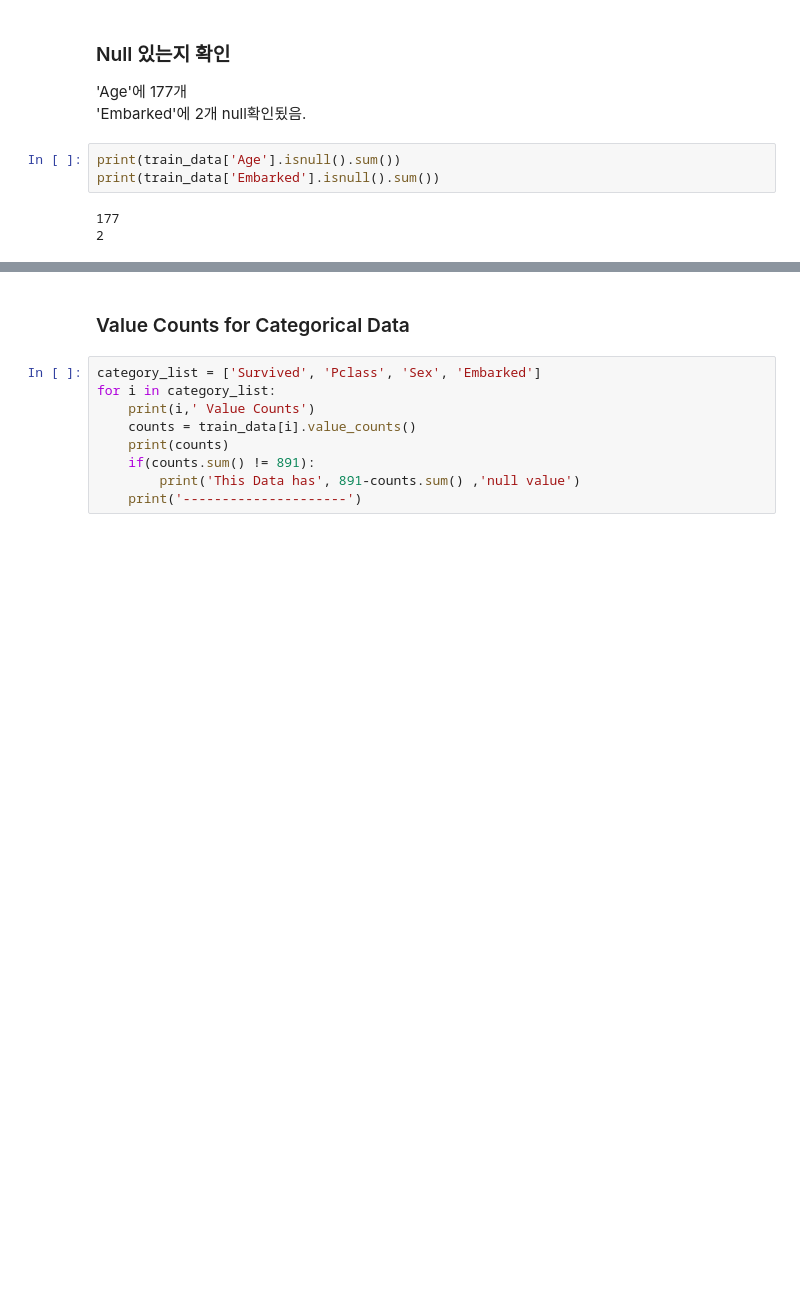
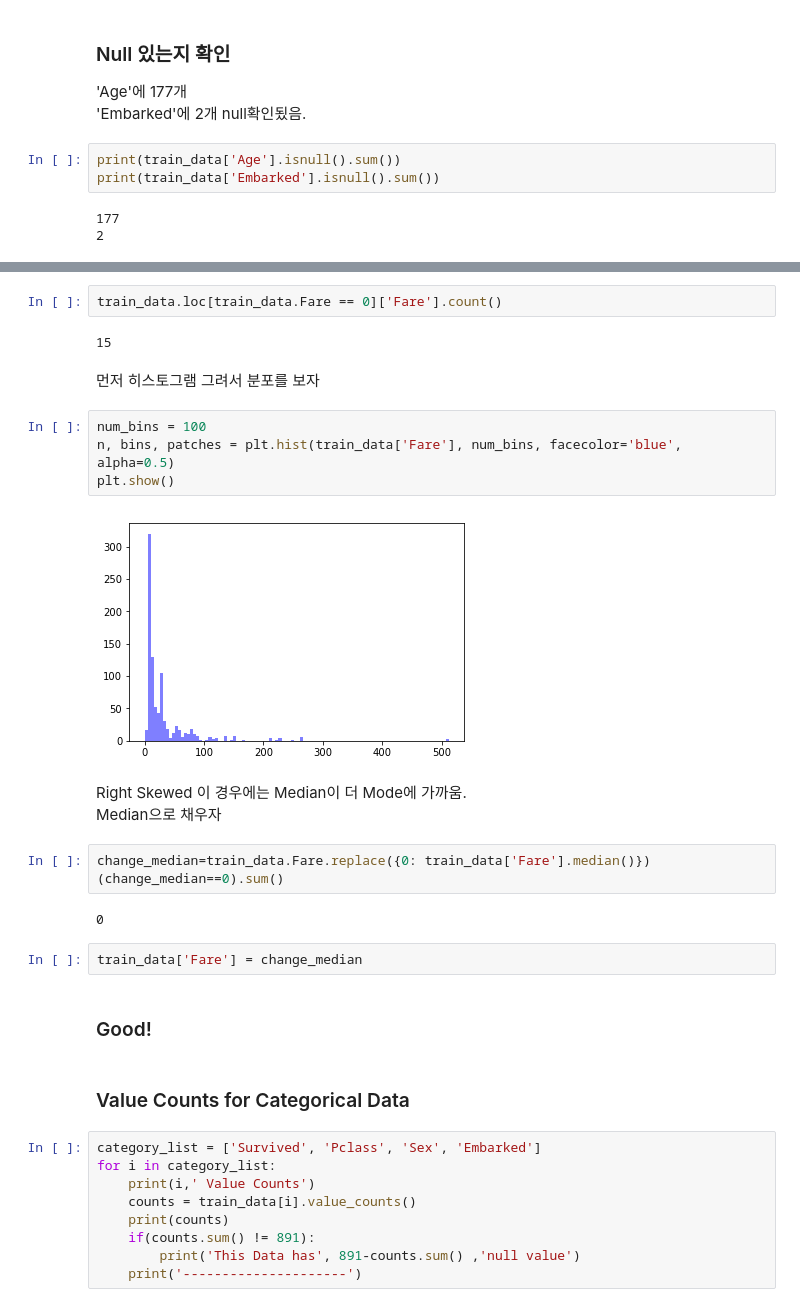
Before and after one commit to saanghyuk/ML-Study, a Jupyter notebook: titanic/Titanic.ipynb, the cells around one changed output, grey strips where cells are left out. Cells and saved outputs as stored; diff of their text form; blank space fills up the shorter version.

```diff
--- a/titanic/Titanic.ipynb
+++ b/titanic/Titanic.ipynb
@@ -43,3 +64,27 @@ print(train_data['Embarked'].isnull().sum())
+# %%
+train_data.loc[train_data.Fare == 0]['Fare'].count()
+# %% [output]
+15
+# %% [markdown]
+먼저 히스토그램 그려서 분포를 보자
+# %%
+num_bins = 100
+n, bins, patches = plt.hist(train_data['Fare'], num_bins, facecolor='blue', alpha=0.5)
+plt.show()
+# %% [output]
+[figure, added]
+# %% [markdown]
+Right Skewed 이 경우에는 Median이 더 Mode에 가까움. <br>
+Median으로 채우자
+# %%
+change_median=train_data.Fare.replace({0: train_data['Fare'].median()})
+(change_median==0).sum()
+# %% [output]
+0
+# %%
+train_data['Fare'] = change_median
+# %% [markdown]
+### Good!
 # %% [markdown]
 ### Value Counts for Categorical Data
 # %%
```
Also changed, not shown: parts of 4 cells of this notebook.
